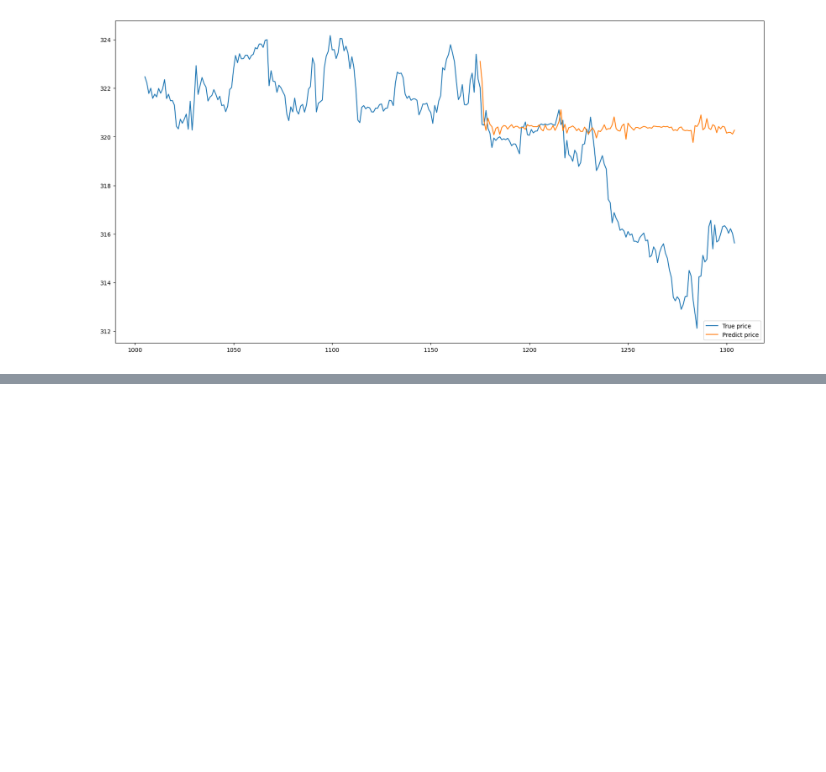
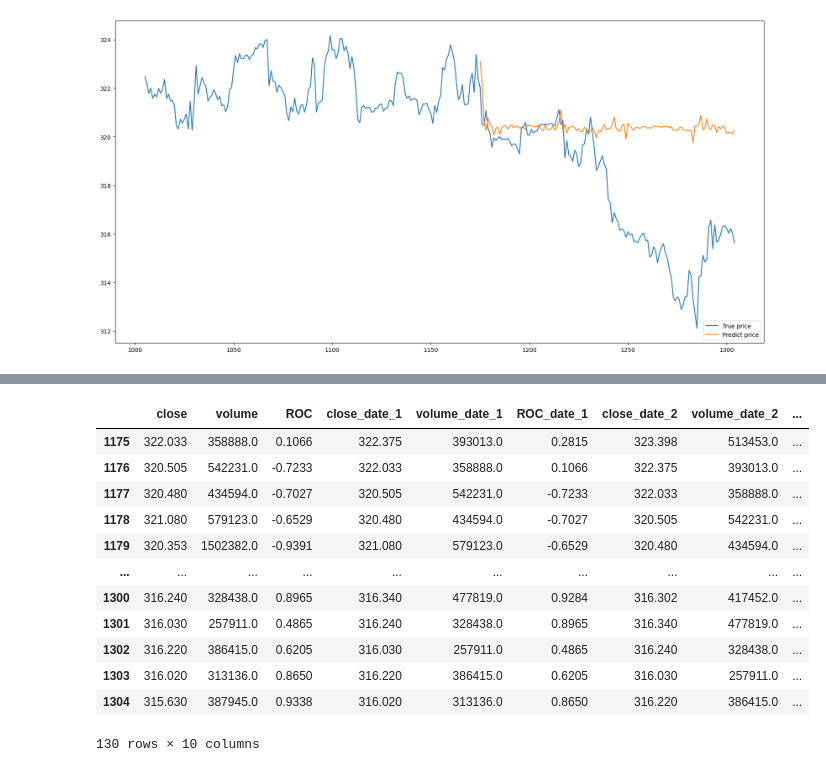
Before and after one commit to leminhduc106/Stock_Price_Prediction, a Jupyter notebook: stock_price_prediction.ipynb, the cells around one changed output, grey strips where cells are left out. Saved outputs shown, nothing was run; the diff lists cells and outputs as text; code cells hidden in the pictures; blank space fills up the shorter version.

```diff
--- a/stock_price_prediction.ipynb
+++ b/stock_price_prediction.ipynb
@@ -1528,0 +1589,6 @@ plt.show()
+# %%
+X = dataset.drop(['close', 'volume', 'ROC'], axis=1)
+y = pd.DataFrame(dataset['close'])
+print(X.shape)
+print(y.shape)
+X
@@ -1528,0 +1654,18 @@ plt.show()
+# %%
+prediction_df = dataset.iloc[-len(predictions):].copy()
+prediction_df['predictions'] = predictions
+prediction_df
+# %% [output]
+|  | close | volume | ROC | close_date_1 | volume_date_1 | ROC_date_1 | close_date_2 | volume_date_2 | ... |
+| 1175 | 322.033 | 358888.0 | 0.1066 | 322.375 | 393013.0 | 0.2815 | 323.398 | 513453.0 | ... |
+| 1176 | 320.505 | 542231.0 | -0.7233 | 322.033 | 358888.0 | 0.1066 | 322.375 | 393013.0 | ... |
+| 1177 | 320.480 | 434594.0 | -0.7027 | 320.505 | 542231.0 | -0.7233 | 322.033 | 358888.0 | ... |
+| 1178 | 321.080 | 579123.0 | -0.6529 | 320.480 | 434594.0 | -0.7027 | 320.505 | 542231.0 | ... |
+| 1179 | 320.353 | 1502382.0 | -0.9391 | 321.080 | 579123.0 | -0.6529 | 320.480 | 434594.0 | ... |
+| ... | ... | ... | ... | ... | ... | ... | ... | ... | ... |
+| 1300 | 316.240 | 328438.0 | 0.8965 | 316.340 | 477819.0 | 0.9284 | 316.302 | 417452.0 | ... |
+| 1301 | 316.030 | 257911.0 | 0.4865 | 316.240 | 328438.0 | 0.8965 | 316.340 | 477819.0 | ... |
+| 1302 | 316.220 | 386415.0 | 0.6205 | 316.030 | 257911.0 | 0.4865 | 316.240 | 328438.0 | ... |
+| 1303 | 316.020 | 313136.0 | 0.8650 | 316.220 | 386415.0 | 0.6205 | 316.030 | 257911.0 | ... |
+| 1304 | 315.630 | 387945.0 | 0.9338 | 316.020 | 313136.0 | 0.8650 | 316.220 | 386415.0 | ... |
+130 rows × 10 columns
```
Also changed, not shown: parts of 13 cells of this notebook, 1 other file.
